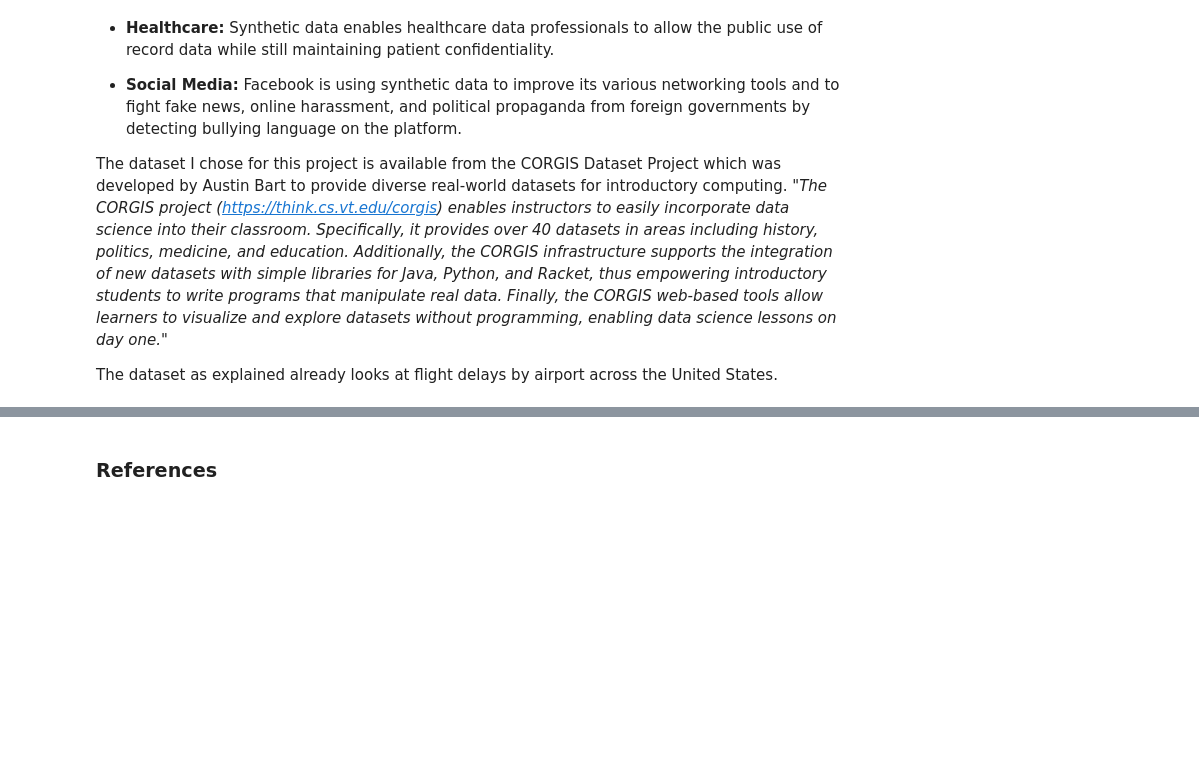
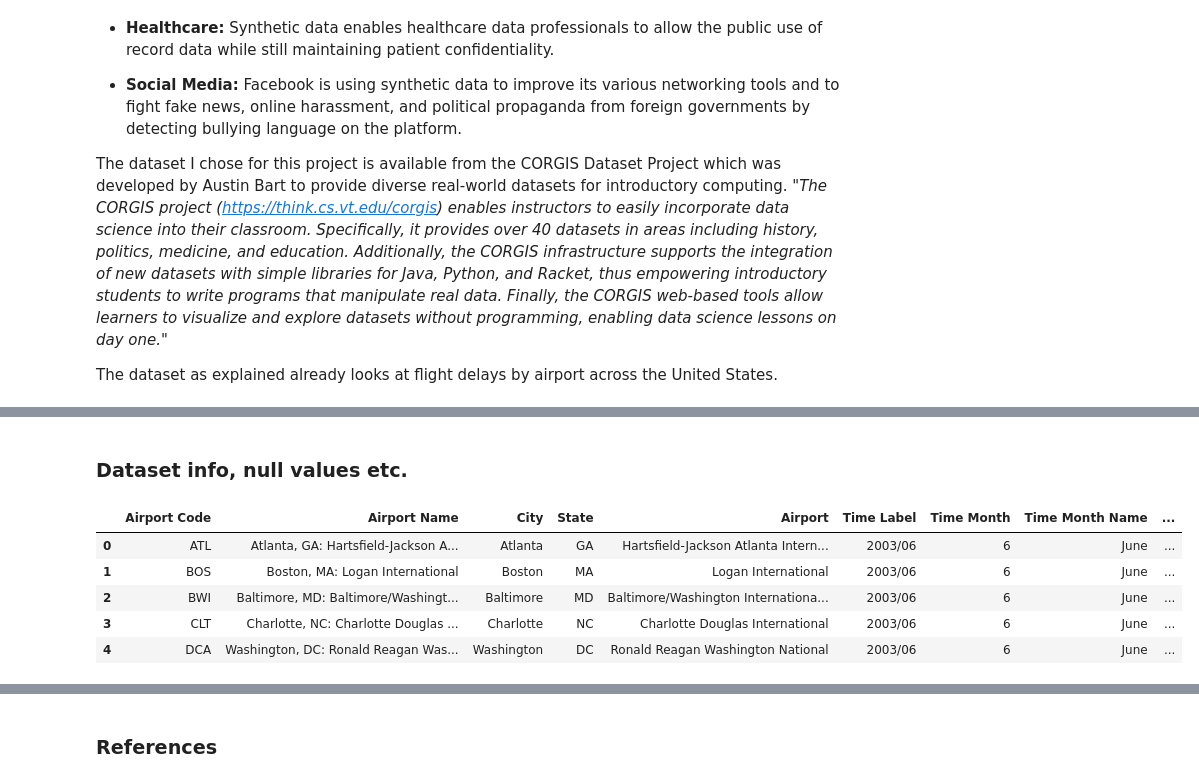
Before and after one commit to Munster2020/HDIP_CSDA_COMP08050_PROJECT, a Jupyter notebook: project2020.ipynb, the cells around one changed output, grey strips where cells are left out. Cells and saved outputs as stored; diff of their text form; code cells hidden in the pictures; blank space fills up the shorter version.

```diff
--- a/project2020.ipynb
+++ b/project2020.ipynb
@@ -78,0 +111,2 @@ df.shape
+# %% [markdown]
+### Dataset info, null values etc.
@@ -78,0 +144,11 @@ df.shape
+# %%
+#pd.set_option('display.max_columns', None)
+#df2
+df2.head()
+# %% [output]
+|  | Airport Code | Airport Name | City | State | Airport | Time Label | Time Month | Time Month Name | ... |
+| 0 | ATL | Atlanta, GA: Hartsfield-Jackson A... | Atlanta | GA | Hartsfield-Jackson Atlanta Intern... | 2003/06 | 6 | June | ... |
+| 1 | BOS | Boston, MA: Logan International | Boston | MA | Logan International | 2003/06 | 6 | June | ... |
+| 2 | BWI | Baltimore, MD: Baltimore/Washingt... | Baltimore | MD | Baltimore/Washington Internationa... | 2003/06 | 6 | June | ... |
+| 3 | CLT | Charlotte, NC: Charlotte Douglas ... | Charlotte | NC | Charlotte Douglas International | 2003/06 | 6 | June | ... |
+| 4 | DCA | Washington, DC: Ronald Reagan Was... | Washington | DC | Ronald Reagan Washington National | 2003/06 | 6 | June | ... |
```
Also changed, not shown: parts of 31 cells of this notebook.
